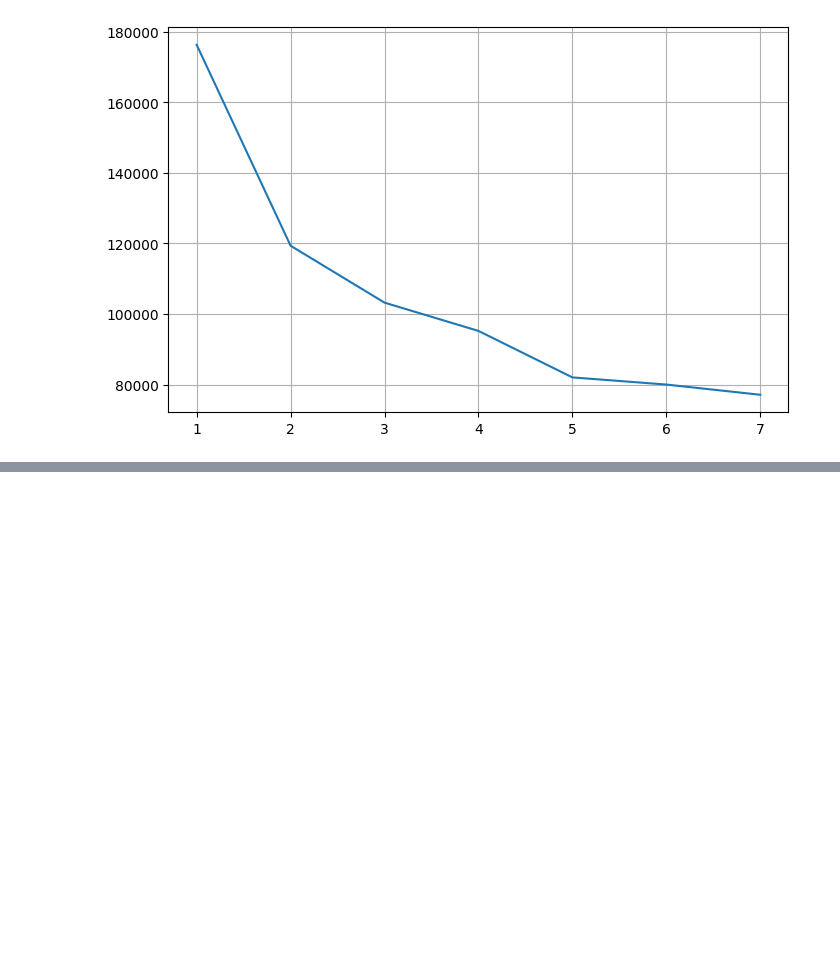
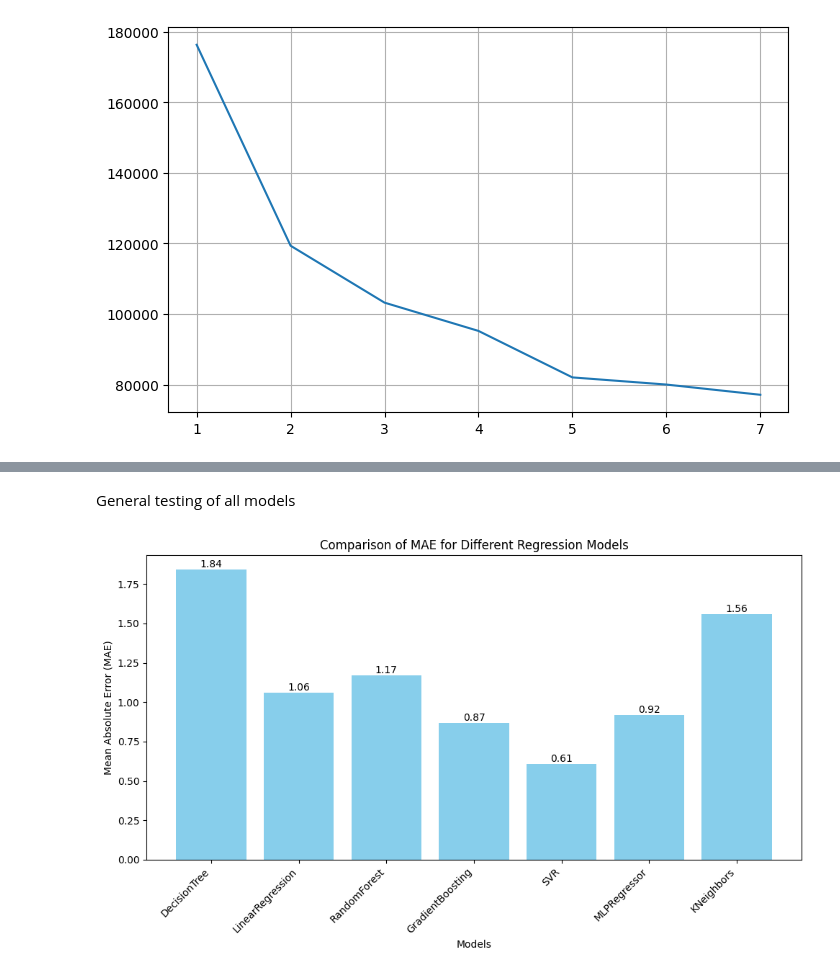
Before and after one commit to milansoap/exam-score-machine-learning-analysis, a Jupyter notebook: ISSU_Projekt.ipynb, the cells around one changed output, grey strips where cells are left out. Cells and saved outputs as stored; diff of their text form; code cells hidden in the pictures; blank space fills up the shorter version.

```diff
--- a/ISSU_Projekt.ipynb
+++ b/ISSU_Projekt.ipynb
@@ -314,0 +363,57 @@ Silhouette Score not applicable - only one cluster or all points are noise.
+# %%
+# Split the data
+X = df_final.drop('Exam_Score', axis=1)
+y = df_final['Exam_Score']
+
+X_train, X_test, y_train, y_test = train_test_split(X, y, test_size=0.3, random_state=679)
+# %% [markdown]
+General testing of all models
+# %%
+# Define models to test
+# We want to find the most suitable general models for us.
+models = {
+    "DecisionTree": DecisionTreeRegressor(),
+    "LinearRegression": LinearRegression(),
+    "RandomForest": RandomForestRegressor(random_state=679),
+    "GradientBoosting": GradientBoostingRegressor(random_state=679),
+    "SVR": SVR(),
+    "MLPRegressor": MLPRegressor(hidden_layer_sizes=(100,), max_iter=500, random_state=679),
+    "KNeighbors": KNeighborsRegressor()
+}
+
+# Iterate through models to find the best one
+results = {}
+
+for name, model in models.items():
+    model.fit(X_train, y_train)
+    predictions = model.predict(X_test)
+    results[name] = {
+        "MAE": round(mean_absolute_error(y_test, predictions), 2),
+        "MSE": round(mean_squared_error(y_test, predictions), 2),
+        "MAPE": round(mean_absolute_percentage_error(y_test, predictions) * 100, 2),
+        "R^2": round(r2_score(y_test, predictions), 2),
+        "Explained Variance": round(explained_variance_score(y_test, predictions), 2),
+        "Max Error": round(max_error(y_test, predictions), 2)
+    }
+
+model_names = list(results.keys())
+mae_values = [results[model]["MAE"] for model in model_names]
+
+plt.figure(figsize=(10, 6))
+bars = plt.bar(model_names, mae_values, color='skyblue')
+
+for bar in bars:
+    height = bar.get_height()
+    plt.text(bar.get_x() + bar.get_width()/2., height,
+             f'{height}',
+             ha='center', va='bottom')
+
+plt.xlabel('Models')
+plt.ylabel('Mean Absolute Error (MAE)')
+plt.title('Comparison of MAE for Different Regression Models')
+plt.xticks(rotation=45, ha='right')
+plt.tight_layout()
+
+plt.show()
+# %% [output]
+[figure, added]
```
Also changed, not shown: parts of 50 cells of this notebook.
